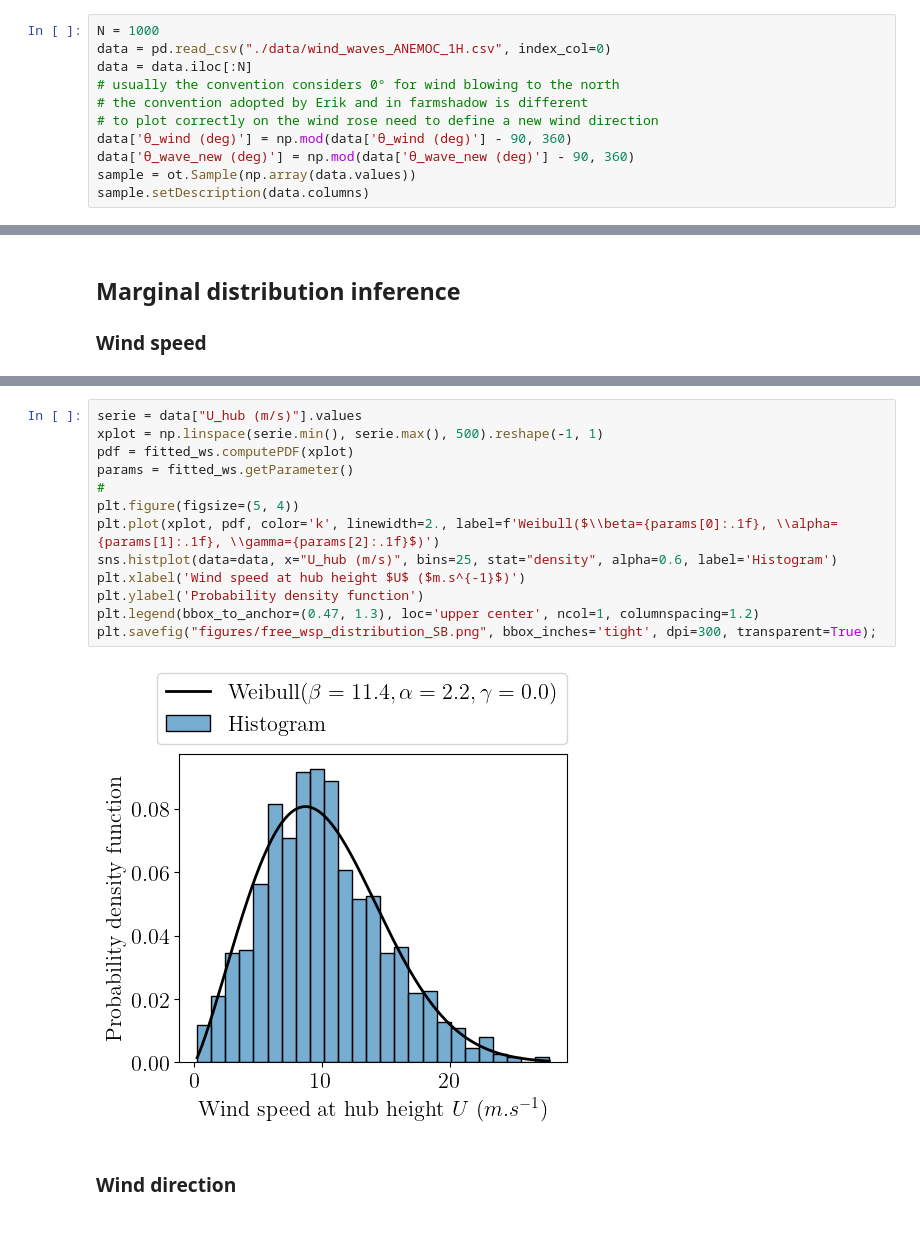
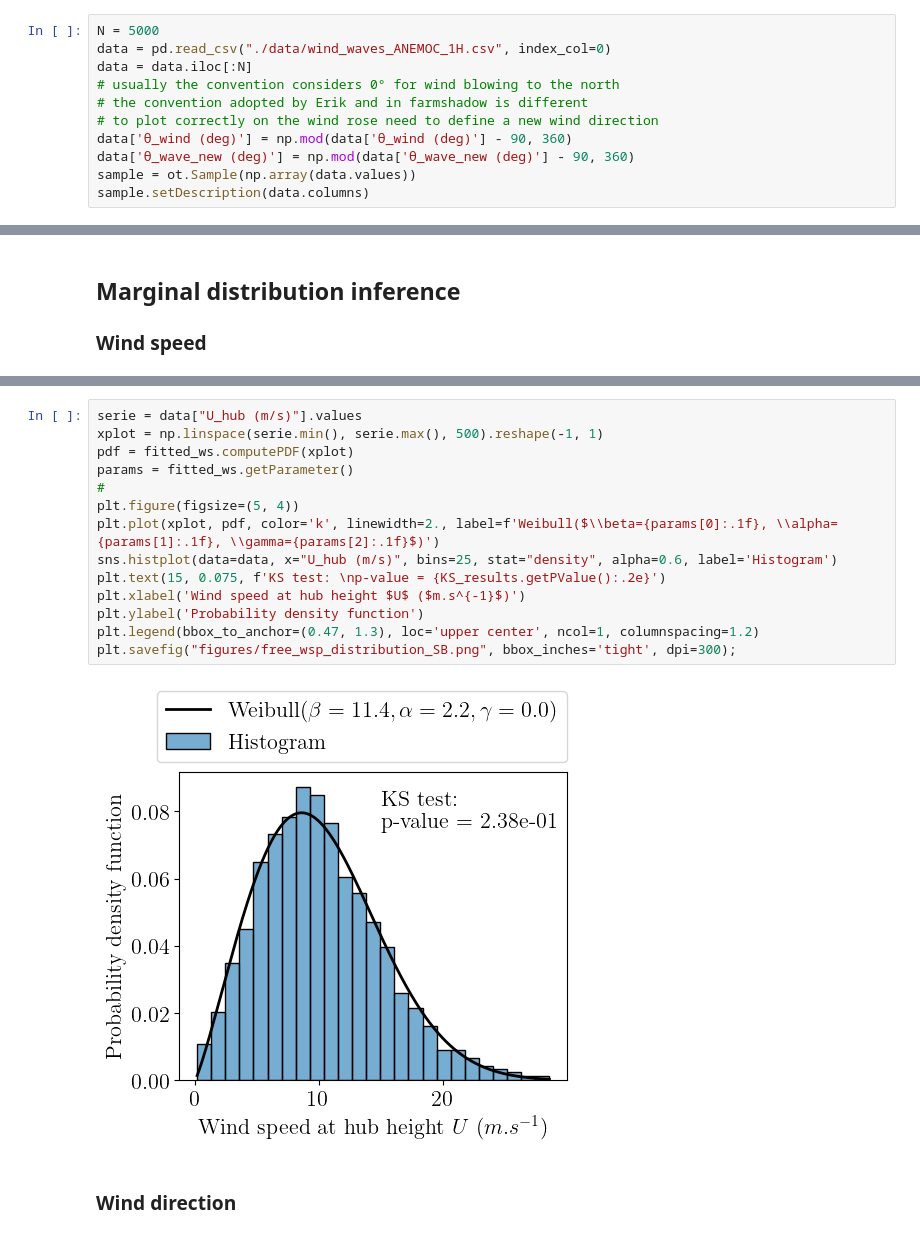
Before and after one commit to efekhari27/thesis, a Jupyter notebook: numerical_experiments/chapter3/south_brittany_inference.ipynb, the cells around one changed output, grey strips where cells are left out. Drawn from its saved outputs; the diff is of its cells as text.

```diff
--- a/numerical_experiments/chapter3/south_brittany_inference.ipynb
+++ b/numerical_experiments/chapter3/south_brittany_inference.ipynb
@@ -27,7 +28,7 @@ rc('xtick', labelsize=16)# Set the font size for x tick labels
 rc('ytick', labelsize=16)# Set the font size for y tick labels
 rc('legend', fontsize=16)# Set the legend font size
 # %%
-N = 1000
+N = 5000
 data = pd.read_csv("./data/wind_waves_ANEMOC_1H.csv", index_col=0)
 data = data.iloc[:N]
 # usually the convention considers 0° for wind blowing to the north
@@ -93,18 +89,19 @@ WeibullMin(beta = 11.3928, alpha = 2.21245, gamma = 0)
 # %%
 serie = data["U_hub (m/s)"].values
 xplot = np.linspace(serie.min(), serie.max(), 500).reshape(-1, 1)
 pdf = fitted_ws.computePDF(xplot)
 params = fitted_ws.getParameter()
 #
 plt.figure(figsize=(5, 4))
 plt.plot(xplot, pdf, color='k', linewidth=2., label=f'Weibull($\\beta={params[0]:.1f}, \\alpha={params[1]:.1f}, \\gamma={params[2]:.1f}$)')
 sns.histplot(data=data, x="U_hub (m/s)", bins=25, stat="density", alpha=0.6, label='Histogram')
+plt.text(15, 0.075, f'KS test: \np-value = {KS_results.getPValue():.2e}')
 plt.xlabel('Wind speed at hub height $U$ ($m.s^{-1}$)')
 plt.ylabel('Probability density function')
 plt.legend(bbox_to_anchor=(0.47, 1.3), loc='upper center', ncol=1, columnspacing=1.2)
-plt.savefig("figures/free_wsp_distribution_SB.png", bbox_inches='tight', dpi=300, transparent=True);
+plt.savefig("figures/free_wsp_distribution_SB.png", bbox_inches='tight', dpi=300);
 # %% [output]
-[figure, old version]
+[figure, new version]
 # %% [markdown]
 ### Wind direction
 # %%
```
Also changed, not shown: parts of 22 cells of this notebook, 14 other files.
